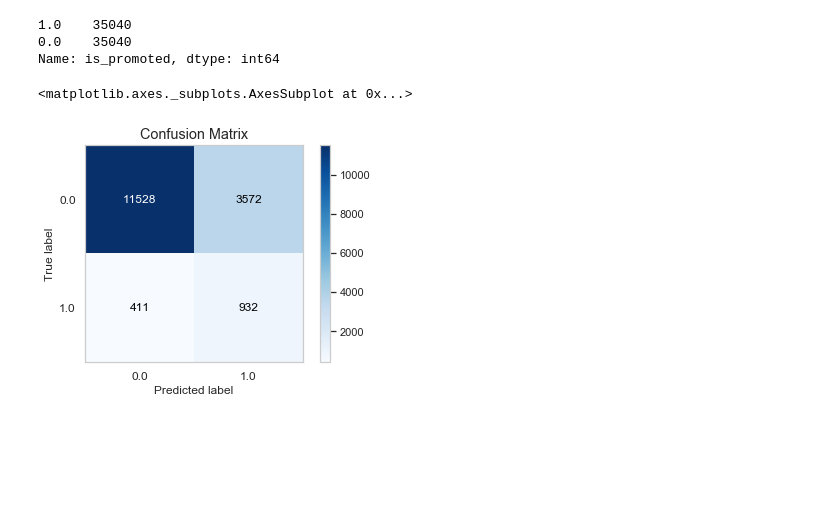
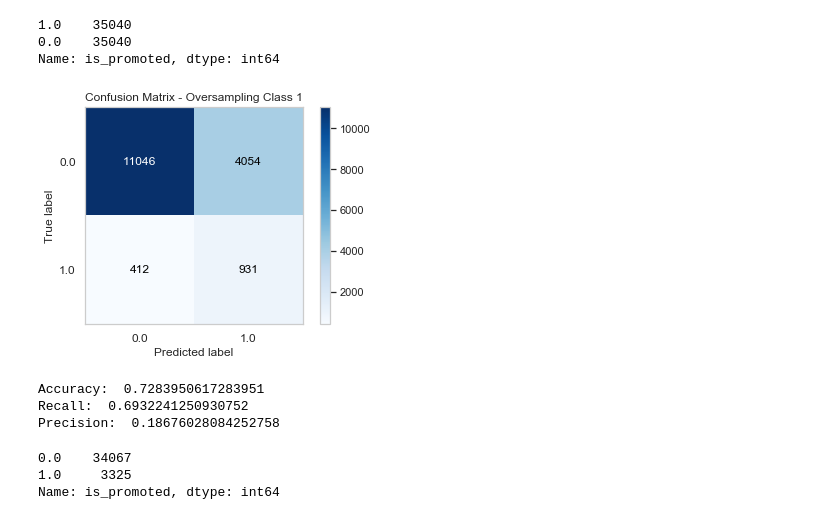
Before and after one commit to raquelcreis/hr_analytics, a Jupyter notebook: notebook.ipynb, the cells around one changed output. Cells and saved outputs as stored; diff of their text form; code cells hidden in the pictures; blank space fills up the shorter version.

Commit message:
metrics evaluation

```diff
--- a/notebook.ipynb
+++ b/notebook.ipynb
@@ -457,8 +358,13 @@ classifiers = [
     GaussianNB()]
 # %%
 # calculating models scores
-#scores = []
-#for name, clf in zip(names, classifiers):
- #   clf.fit(X_train, y_train)
-  #  score = clf.score(X_valid, y_valid)
-   # scores.append(score)
+scores = []
+for name, clf in zip(names, classifiers):
+    clf.fit(X_train, y_train)
+    score = clf.score(X_valid, y_valid)
+    scores.append(score)
+
+models = pd.DataFrame()
+models['name'] = names
+models['score'] = scores
+models.sort_values(by='score',ascending=False)
@@ -482,6 +399,8 @@ skplt.metrics.plot_confusion_matrix(y_valid, preds_valid)
 # %%
-# model only the top_35 features
-#adc.fit(X_train[feat_select], y_train)
-#preds_valid = adc.predict(X_valid[feat_select])
-#skplt.metrics.plot_confusion_matrix(y_valid, preds_valid)
+# model only the top_40 features
+adc.fit(X_train[feat_select], y_train)
+preds_valid = adc.predict(X_valid[feat_select])
+skplt.metrics.plot_confusion_matrix(y_valid, preds_valid)
+plt.title('Confusion Matrix - Feature Selection')
+plt.show()
 # %% [output]
@@ -490,21 +416,42 @@ skplt.metrics.plot_confusion_matrix(y_valid, preds_valid)
 # %% [markdown]
 ## Desbalanced Target
 # %%
-#oversampling '1.0' - is_promoted
+#oversampling class 1
 
 from imblearn.over_sampling import RandomOverSampler
 
-ros = RandomOverSampler(random_state=42)
-X_ros,y_ros= ros.fit_resample(X_train,y_train)
+ros = RandomOverSampler()
+X_ros,y_ros= ros.fit_resample(X_train[feat_select],y_train)
 y_ros.value_counts()
 # %% [output]
 1.0    35040
 0.0    35040
 Name: is_promoted, dtype: int64
 # %%
-adc.fit(X_ros, y_ros)
-preds_valid = adc.predict(X_valid)
+adc.fit(X_ros[feat_select], y_ros)
+preds_valid = adc.predict(X_valid[feat_select])
 skplt.metrics.plot_confusion_matrix(y_valid, preds_valid)
+plt.title('Confusion Matrix - Oversampling Class 1')
+plt.show()
 # %% [output]
-<matplotlib.axes._subplots.AxesSubplot at 0x...>
-[figure, old version]
+[figure, new version]
+# %%
+print("Accuracy: ",accuracy_score(y_valid,preds_valid))
+print("Recall: ",recall_score(y_valid,preds_valid))
+print("Precision: ",precision_score(y_valid,preds_valid))
+# %% [output]
+Accuracy:  0.7283950617283951
+Recall:  0.6932241250930752
+Precision:  0.18676028084252758
+# %%
+#undersampling - tomek_links
+
+from imblearn.under_sampling import TomekLinks
+
+t1 = TomekLinks()
+X_t1,y_t1= t1.fit_resample(X_train[feat_select],y_train)
+y_t1.value_counts()
+# %% [output]
+0.0    34067
+1.0     3325
+Name: is_promoted, dtype: int64
```
Also changed, not shown: parts of 25 cells of this notebook.
